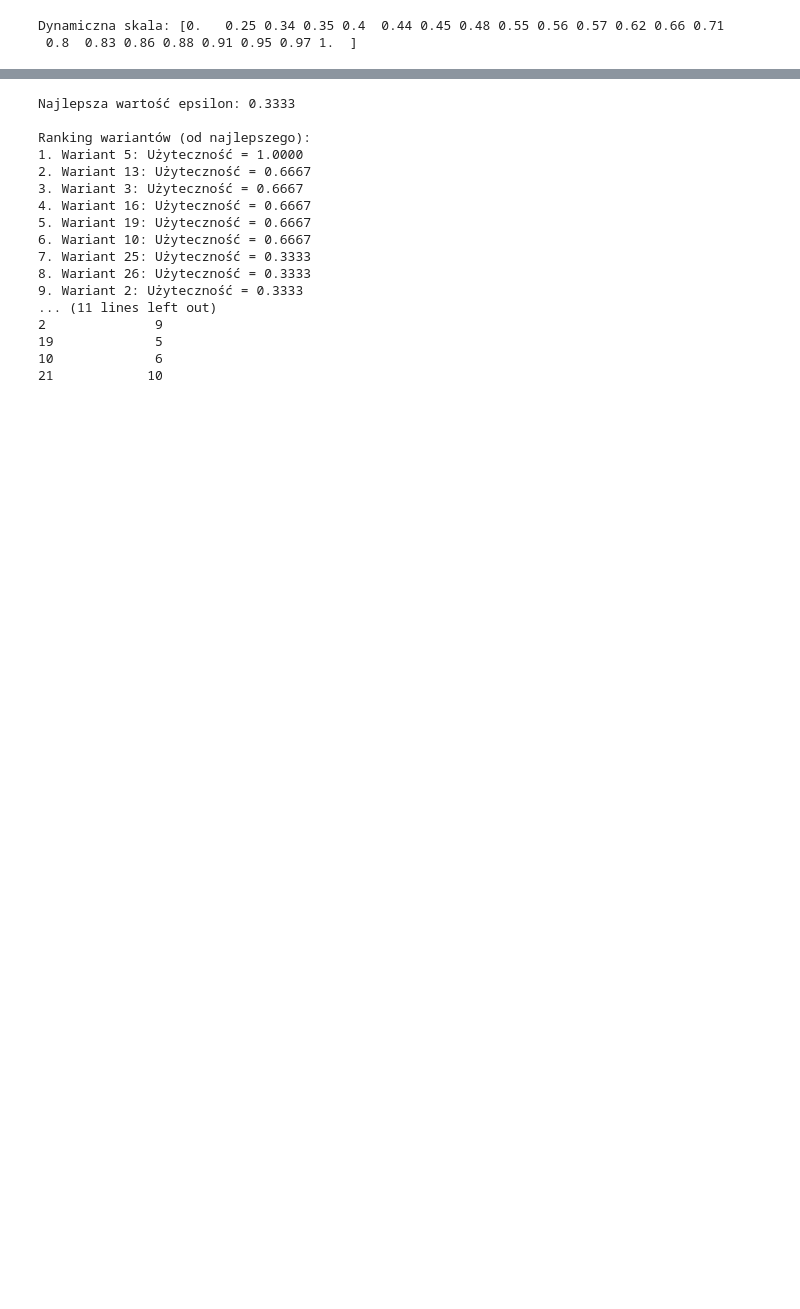
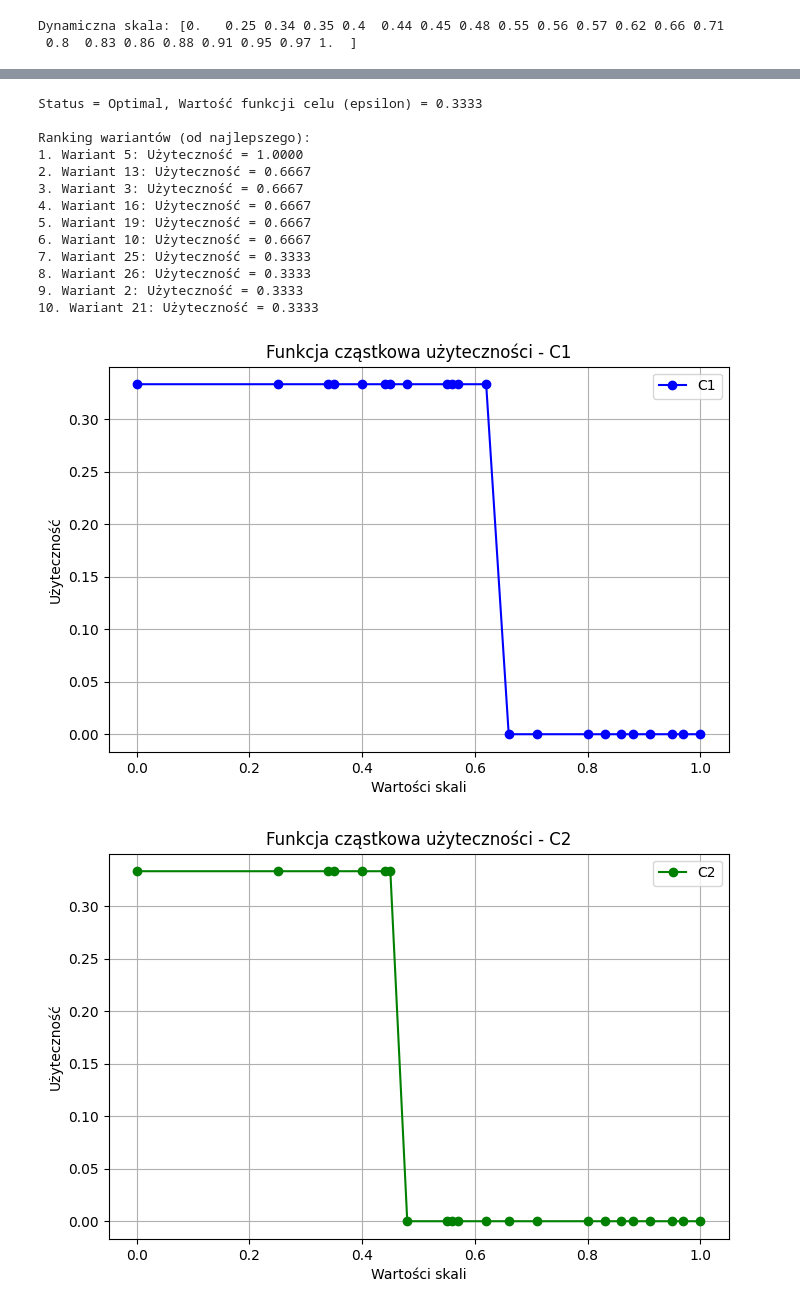
Before and after one commit to nikakoga/Master-Degree-in-Artificial-Inteligence-, a Jupyter notebook: Inteligent_decision_support_systems/ProjectUTA.ipynb, the cells around one changed output, grey strips where cells are left out. Drawn from its saved outputs; the diff is of its cells as text; code cells hidden in the pictures; blank space fills up the shorter version.

```diff
--- a/Inteligent_decision_support_systems/ProjectUTA.ipynb
+++ b/Inteligent_decision_support_systems/ProjectUTA.ipynb
@@ -384,9 +259,6 @@ Co, jak mozna zauwazyc jest bezsensowne bo najlepsze wyniki "podobno" uzyskujemy
 
 # Zmienna do przechowywania wyników dla różnych epsilon
 rankings_table = {variant: [] for variant in df["index"].tolist()}
-
-best_epsilon_value = -float('inf')  # Najlepsza wartość epsilon
-best_epsilon_ranking = None  # Ranking dla najlepszej wartości epsilon
 
 # Problem optymalizacyjny
 prob = LpProblem("UTA_Method", LpMaximize)
@@ -449,6 +321,9 @@ prob += epsilon
 # Rozwiązywanie
 prob.solve()
 
+# Podsumowanie wyników optymalizacji
+print(f"Status = {LpStatus[prob.status]}, Wartość funkcji celu (epsilon) = {value(prob.objective):.4f}")
+
 # Zapisanie wyników
 utility_values = {k: value(v) for k, v in utilities.items()}
 ranking = sorted(utility_values.items(), key=lambda x: x[1], reverse=True)
@@ -458,40 +333,64 @@ u_C1_vals_new = {val: value(u_C1[val]) for val in scale}
 u_C2_vals_new = {val: value(u_C2[val]) for val in scale}
 u_C3_vals_new = {val: value(u_C3[val]) for val in scale}
 
+# jak wyslesz screena tego komenta to stawiam piwo.
 
 # Zapisanie rankingu dla każdego wariantu
 for rank, (idx, val) in enumerate(ranking, 1):
     rankings_table[idx].append(rank)
 
 # Wyświetlenie wyników
-print(f"Najlepsza wartość epsilon: {value(epsilon):.4f}")
 print("\nRanking wariantów (od najlepszego):")
 for rank, (idx, val) in enumerate(ranking, 1):
     print(f"{rank}. Wariant {idx}: Użyteczność = {val:.4f}")
 
 # Tworzenie tabeli z rankingami
 rankings_df = pd.DataFrame(rankings_table, index=["Ranking"]).T
 rankings_df.index.name = "Wariant"
 rankings_df.columns.name = "Ranking"
 
-# Wyświetlenie tabeli
-print("\nTabela rankingów:")
-print(rankings_df)
+# Wykres dla C1
+plt.figure(figsize=(8, 5))
+plt.plot(scale, [u_C1_vals_new[val] for val in scale], marker='o', color='blue', label="C1")
+plt.title("Funkcja cząstkowa użyteczności - C1")
+plt.xlabel("Wartości skali")
+plt.ylabel("Użyteczność")
+plt.grid(True)
+plt.legend()
+plt.show()
+
+# Wykres dla C2
+plt.figure(figsize=(8, 5))
+plt.plot(scale, [u_C2_vals_new[val] for val in scale], marker='o', color='green', label="C2")
+plt.title("Funkcja cząstkowa użyteczności - C2")
+plt.xlabel("Wartości skali")
+plt.ylabel("Użyteczność")
+plt.grid(True)
+plt.legend()
+plt.show()
+
+# Wykres dla C3
+plt.figure(figsize=(8, 5))
+plt.plot(scale, [u_C3_vals_new[val] for val in scale], marker='o', color='red', label="C3")
+plt.title("Funkcja cząstkowa użyteczności - C3")
+plt.xlabel("Wartości skali")
+plt.ylabel("Użyteczność")
+plt.grid(True)
+plt.legend()
+plt.show()
 # %% [output]
-Najlepsza wartość epsilon: 0.3333
+Status = Optimal, Wartość funkcji celu (epsilon) = 0.3333
 
 Ranking wariantów (od najlepszego):
 1. Wariant 5: Użyteczność = 1.0000
 2. Wariant 13: Użyteczność = 0.6667
 3. Wariant 3: Użyteczność = 0.6667
 4. Wariant 16: Użyteczność = 0.6667
 5. Wariant 19: Użyteczność = 0.6667
 6. Wariant 10: Użyteczność = 0.6667
 7. Wariant 25: Użyteczność = 0.3333
 8. Wariant 26: Użyteczność = 0.3333
 9. Wariant 2: Użyteczność = 0.3333
-... (11 lines left out)
-2              9
-19             5
-10             6
-21            10
+10. Wariant 21: Użyteczność = 0.3333
+[figure, added]
+[figure, added]
```
Also changed, not shown: parts of 23 cells of this notebook.
